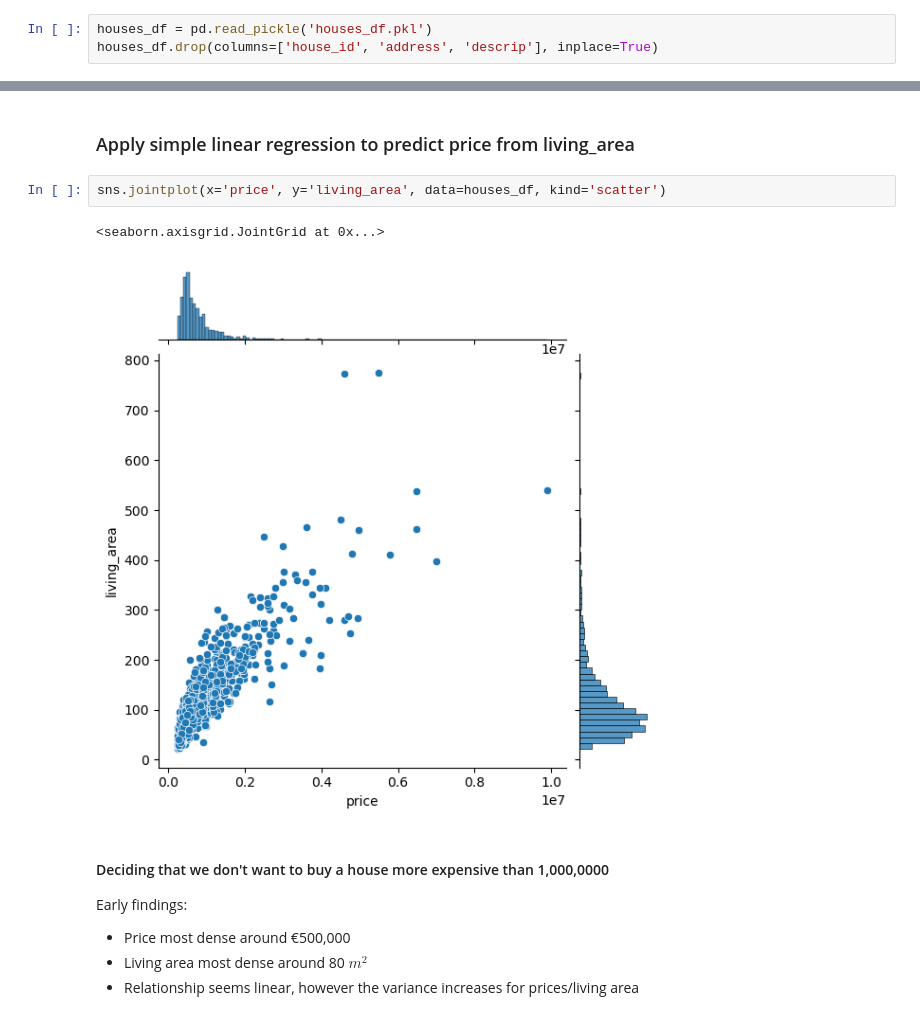
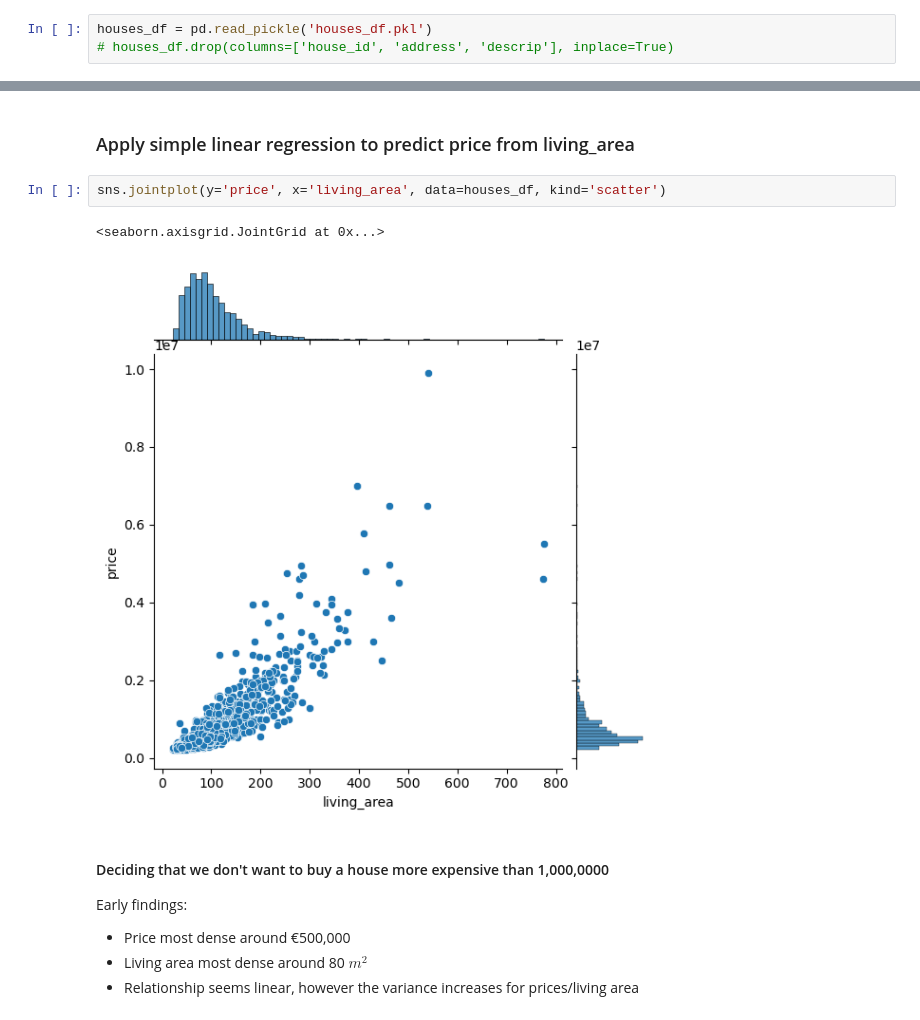
Before and after one commit to luukvanroessel/ML, a Jupyter notebook: funda.ipynb, the cells around one changed output, grey strips where cells are left out. Saved outputs shown, nothing was run; the diff lists cells and outputs as text.

```diff
--- a/funda.ipynb
+++ b/funda.ipynb
@@ -15,4 +15,4 @@ import math
 Use the [funda-scraper](https://pypi.org/project/funda-scraper/) to scrape data from funda. In this notebook, we read the Funda data from a pickle file
 # %%
 houses_df = pd.read_pickle('houses_df.pkl')
-houses_df.drop(columns=['house_id', 'address', 'descrip'], inplace=True)
+# houses_df.drop(columns=['house_id', 'address', 'descrip'], inplace=True)
@@ -41,10 +36,10 @@ houses_df[houses_df.isna()]
 # %% [markdown]
 ### Apply simple linear regression to predict price from living_area
 # %%
-sns.jointplot(x='price', y='living_area', data=houses_df, kind='scatter')
+sns.jointplot(y='price', x='living_area', data=houses_df, kind='scatter')
 # %% [output]
 <seaborn.axisgrid.JointGrid at 0x...>
-[figure, old version]
+[figure, new version]
 # %% [markdown]
 #### Deciding that we don't want to buy a house more expensive than 1,000,0000
 
```
Also changed, not shown: parts of 22 cells of this notebook.
